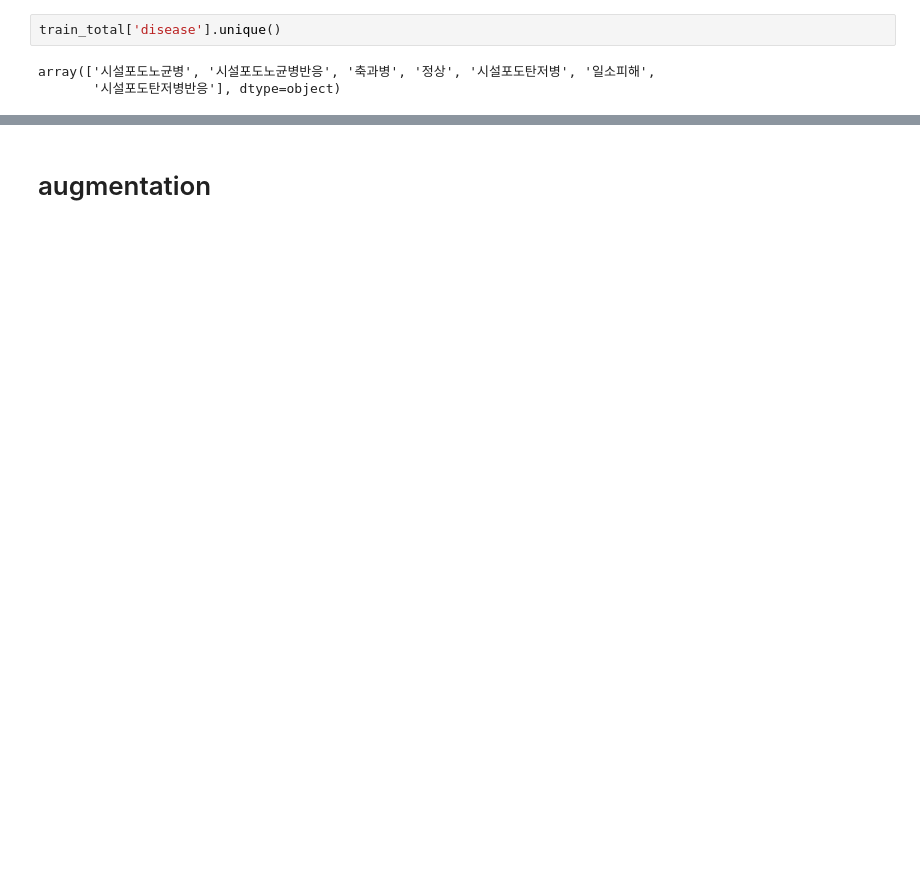
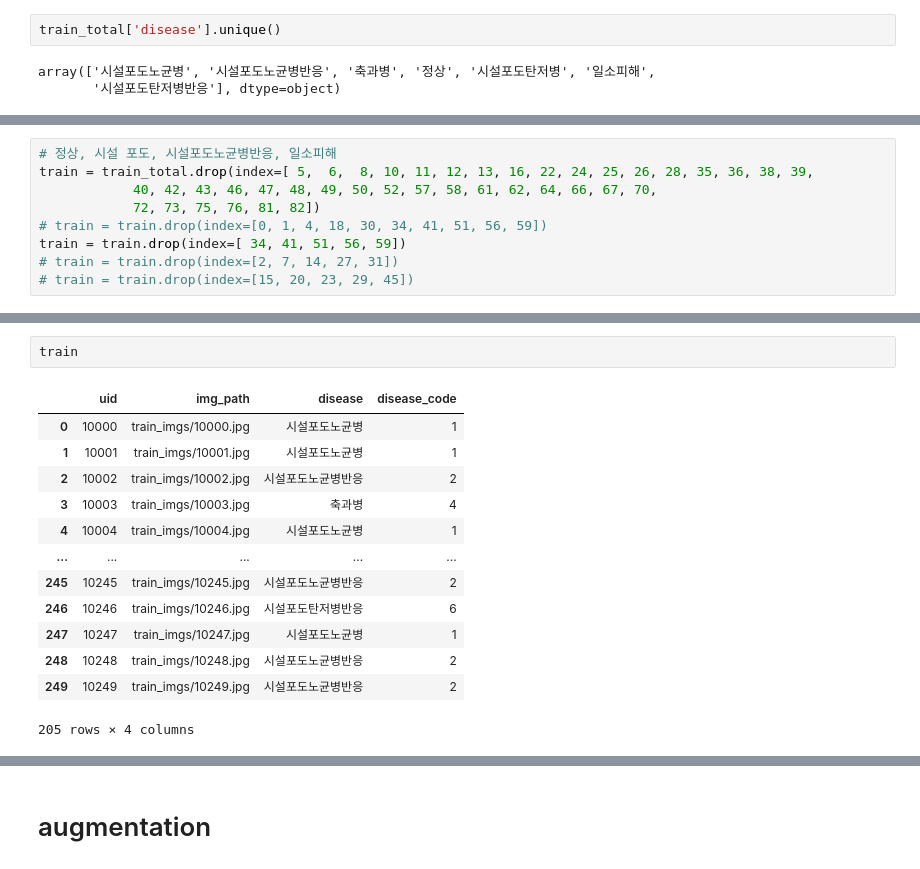
Before and after one commit to juneglee/DNN-Version, a Jupyter notebook: competition/disease_classification.ipynb, the cells around one changed output, grey strips where cells are left out. Saved outputs shown, nothing was run; the diff lists cells and outputs as text; blank space fills up the shorter version.

Commit message:
add : data drop and augmentation

```diff
--- a/competition/disease_classification.ipynb
+++ b/competition/disease_classification.ipynb
@@ -37,0 +87,9 @@ array(['시설포도노균병', '시설포도노균병반응', '축과병', '정
+# %%
+# 정상, 시설 포도, 시설포도노균병반응, 일소피해
+train = train_total.drop(index=[ 5,  6,  8, 10, 11, 12, 13, 16, 22, 24, 25, 26, 28, 35, 36, 38, 39,
+            40, 42, 43, 46, 47, 48, 49, 50, 52, 57, 58, 61, 62, 64, 66, 67, 70,
+            72, 73, 75, 76, 81, 82])
+# train = train.drop(index=[0, 1, 4, 18, 30, 34, 41, 51, 56, 59])
+train = train.drop(index=[ 34, 41, 51, 56, 59])
+# train = train.drop(index=[2, 7, 14, 27, 31])
+# train = train.drop(index=[15, 20, 23, 29, 45])
@@ -38 +107,17 @@ array(['시설포도노균병', '시설포도노균병반응', '축과병', '정
+# %%
+train
+# %% [output]
+|  | uid | img_path | disease | disease_code |
+| 0 | 10000 | train_imgs/10000.jpg | 시설포도노균병 | 1 |
+| 1 | 10001 | train_imgs/10001.jpg | 시설포도노균병 | 1 |
+| 2 | 10002 | train_imgs/10002.jpg | 시설포도노균병반응 | 2 |
+| 3 | 10003 | train_imgs/10003.jpg | 축과병 | 4 |
+| 4 | 10004 | train_imgs/10004.jpg | 시설포도노균병 | 1 |
+| ... | ... | ... | ... | ... |
+| 245 | 10245 | train_imgs/10245.jpg | 시설포도노균병반응 | 2 |
+| 246 | 10246 | train_imgs/10246.jpg | 시설포도탄저병반응 | 6 |
+| 247 | 10247 | train_imgs/10247.jpg | 시설포도노균병 | 1 |
+| 248 | 10248 | train_imgs/10248.jpg | 시설포도노균병반응 | 2 |
+| 249 | 10249 | train_imgs/10249.jpg | 시설포도노균병반응 | 2 |
+205 rows × 4 columns
 # %%
```
Also changed, not shown: parts of 24 cells of this notebook.
